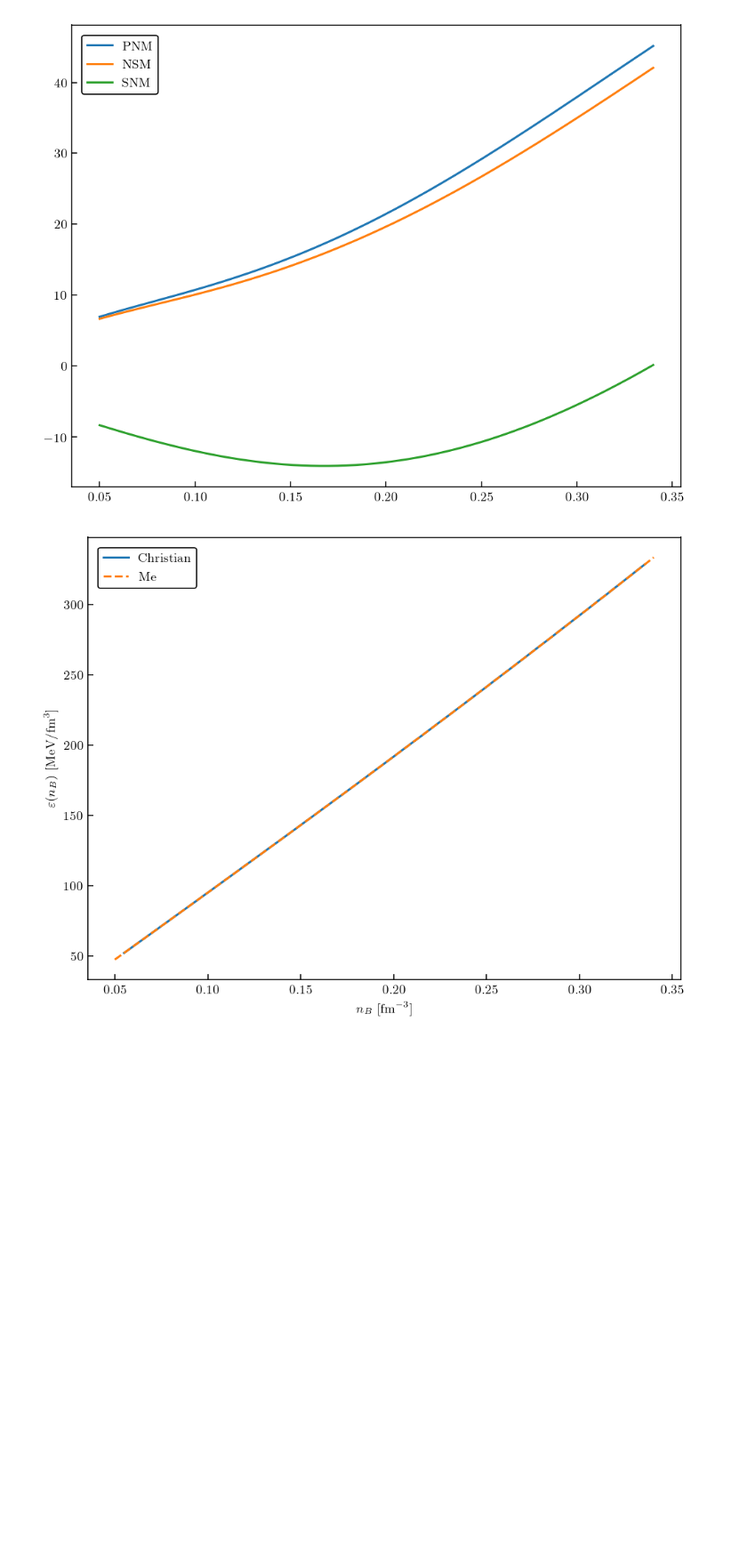
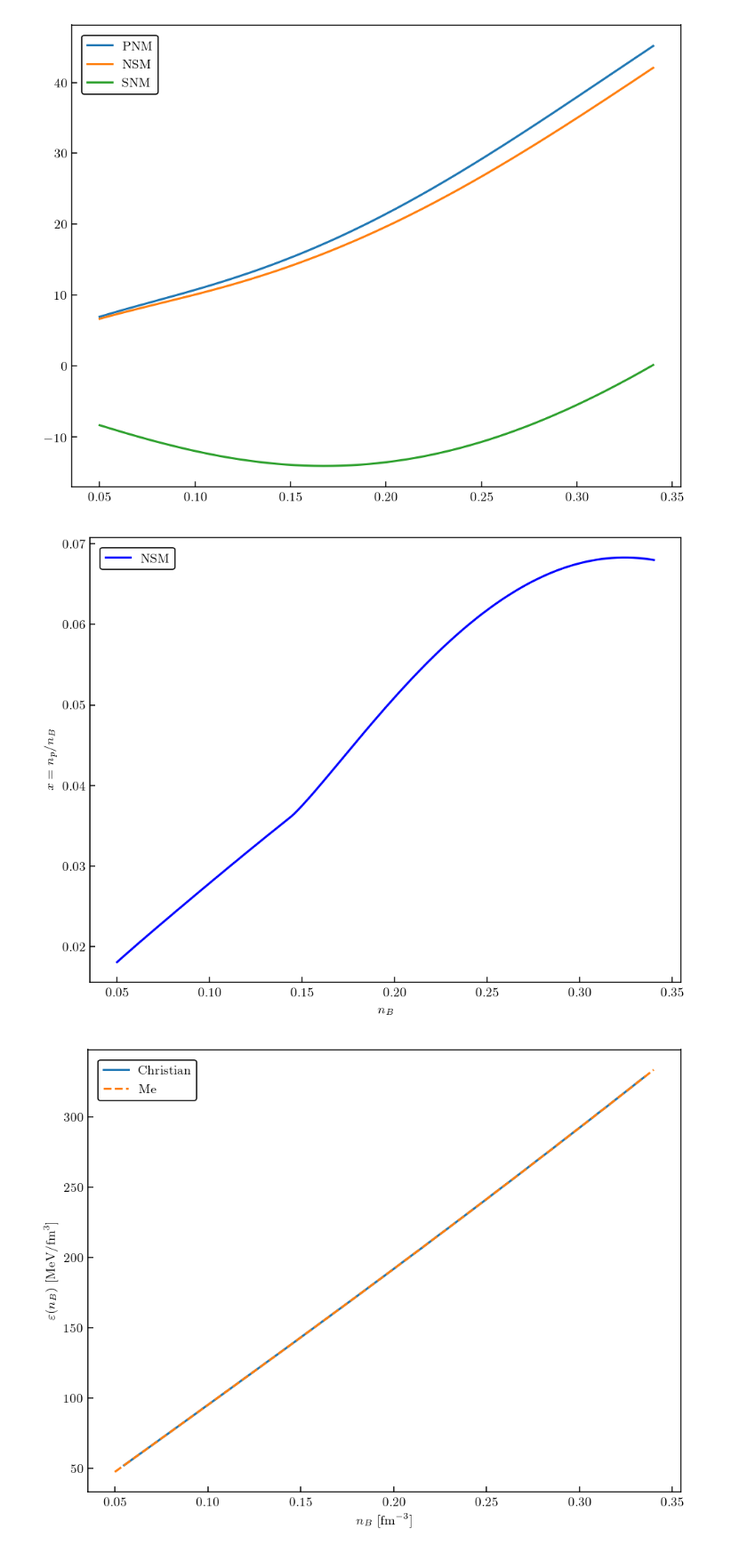
Before and after one commit to asemposki/neutron-rich-bmm, a Jupyter notebook: notebooks/NSM_EOS_ChEFT.ipynb, the cells around one changed output. Shown at 89% size. Saved outputs shown, nothing was run; the diff lists cells and outputs as text; code cells hidden in the pictures; blank space fills up the shorter version.

```diff
--- a/notebooks/NSM_EOS_ChEFT.ipynb
+++ b/notebooks/NSM_EOS_ChEFT.ipynb
@@ -881,6 +880,17 @@ plt.show()
 # #plt.plot(x, -x*density_all[0] + mumu**3.0/(3.0 * np.pi**2.0))
 # %% [output]
 [figure]
+# %%
+# plot x and nB
+
+# plot the result for energy per baryon
+plt.plot(density_all, x, label='NSM', color='blue')
+plt.xlabel(r'$n_{B}$')
+plt.ylabel(r'$x = n_{p}/n_{B}$')
+plt.legend(loc='upper left')
+plt.show()
+# %% [output]
+[figure, added]
 # %%
 # comparison of energy densities with Christian's results
 plt.plot(n3lo_nsm_mean[:,2], n3lo_nsm_mean[:,1], label=r'Christian')
```
Also changed, not shown: parts of 17 cells of this notebook.
